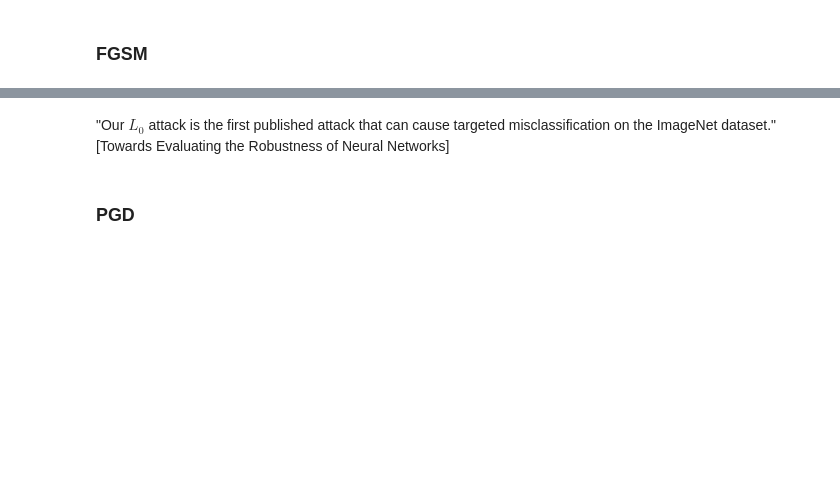
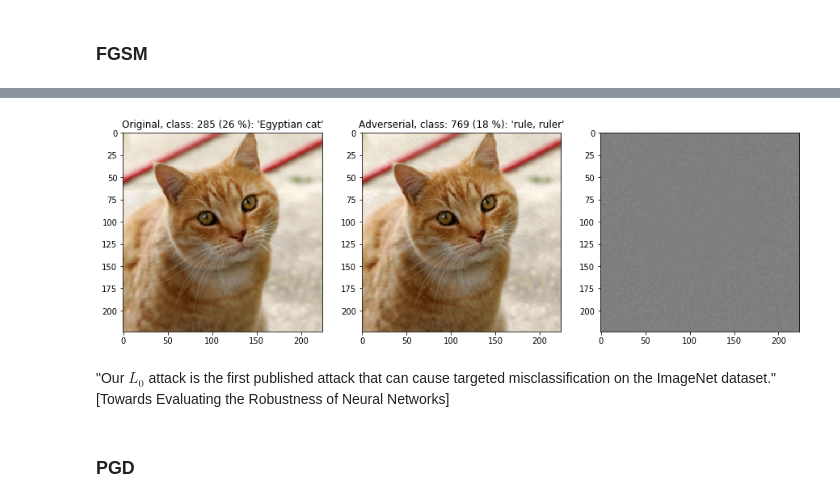
Before and after one commit to Stellakats/Adversarial_Attacks, a Jupyter notebook: Attack.ipynb, the cells around one changed output, grey strips where cells are left out. Saved outputs shown, nothing was run; the diff lists cells and outputs as text; code cells hidden in the pictures; blank space fills up the shorter version.

```diff
--- a/Attack.ipynb
+++ b/Attack.ipynb
@@ -244,4 +251,5 @@ t = time.time()
 adv = fgsm_targeted(model, original, label=target, epsilon=0.01)
 
 print("This took {:.1f}s".format(time.time() - t))
-plotter(original, adv, full_model
+plotter(original, adv, full_model)
+# %% [output]
@@ -248,3 +257,4 @@ plotter(original, adv, full_model
+[figure, added]
 # %% [markdown]
 "Our $L_0$ attack is the first published attack that can cause targeted misclassification
 on the ImageNet dataset." [Towards Evaluating the Robustness of Neural Networks]
```
Also changed, not shown: parts of 8 cells of this notebook, 1 other file.
